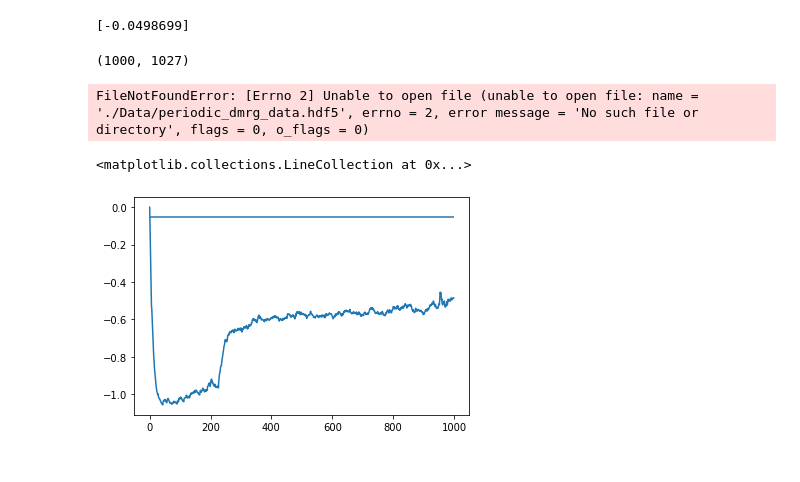
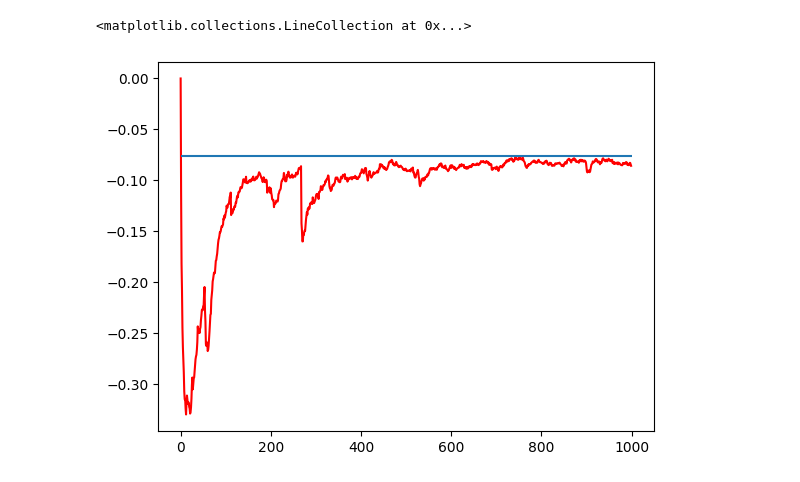
Before and after one commit to RL-with-TNs/acten_code, a Jupyter notebook: ACTeN/asep_demo.ipynb, the cells around one changed output. Drawn from its saved outputs; the diff is of its cells as text; code cells hidden in the pictures.

Commit message:
Correct version of ASEP Policy added. Demo updated.

```diff
--- a/ACTeN/asep_demo.ipynb
+++ b/ACTeN/asep_demo.ipynb
@@ -69,6 +84,6 @@ number_of_saves = 100
 save_frequence = 100
 total_steps = number_of_saves*save_frequence
 # %%
-_, _, _, _, _, observations = train(
-    state, key, value_params, policy_params, alg_step,
+final_state, _, _, policy_params_opt, _, observations = train(
+    initial_state, key, value_params, policy_params, alg_step,
     number_of_saves, initial_obs, save_frequence, initial_av_rew)
@@ -79,36 +90,25 @@ _, _, _, _, _, observations = train(
-# %%
-import numpy as np
-exact_data = np.load('../data_processing/Data/scgf_activity_periodic_s-0.1to0.2_st0.01_N3to10.npy')
-lattice_sizes_exact = list(range(3,11))
-biases_exact = np.round_(np.load('../data_processing/Data/east_diag_biases.npy'),6)
-exact_theta = exact_data[lattice_sizes_exact.index(4),0,biases_exact==bias]
-print(exact_theta)
-# %% [output]
-[-0.0498699]
-# %%
-observations.shape
-# %% [output]
-(1000, 1027)
 # %%
-filename = "./Data/periodic_dmrg_data.hdf5"
-import h5py
+EXACT_DATA_PATH = os.path.join("..", "exact_diagonalization","periodic_asep_ED_-3.0_to_3.0.hdf5")
 
-with h5py.File(filename, "r") as f:
-    # List all groups
-    # print("Keys: %s" % f.keys())
+with h5py.File(EXACT_DATA_PATH, "r") as f:
+
     group_keys = list(f.keys())
 
-
     # Get the data
-    biases_dmrg_pbc = np.array(list(f[group_keys[0]]))
-    data_dmrg_pbc = np.array(list(f[group_keys[1]]))
-    lattice_sizes_dmrg_pbc = np.array(list(f[group_keys[2]]))
+    biases_exact = np.array(list(f[group_keys[0]]))
+    biases_exact = biases_exact[-1::-1]
+    data_exact = np.array(list(f[group_keys[1]]))
+    lattice_sizes_exact = np.array(list(f[group_keys[2]]))
+    q_vals = np.array(list(f[group_keys[3]]))
-# %% [output]
-FileNotFoundError: [Errno 2] Unable to open file (unable to open file: name = './Data/periodic_dmrg_data.hdf5', errno = 2, error message = 'No such file or directory', flags = 0, o_flags = 0)
+# %%
+bias_idx = list(biases_exact).index(BIAS)
+lattice_idx = list(lattice_sizes_exact).index(SITES)
+q_idx = list(q_vals).index(1-P_VAL)
 # %%
-from matplotlib import pyplot as plt
-plt.plot(observations[:,0])
-plt.hlines(exact_theta[0], 0, len(observations[:]))
+# Learning Curve
+fig_lcs = plt.figure()
+plt.plot(observations[:,0], "r-")
+plt.hlines(data_exact[q_idx,bias_idx,lattice_idx], 0, len(observations[:,0]))
 # %% [output]
 <matplotlib.collections.LineCollection at 0x...>
-[figure, old version]
+[figure, new version]
```
Also changed, not shown: parts of 20 cells of this notebook, 1 other file.
